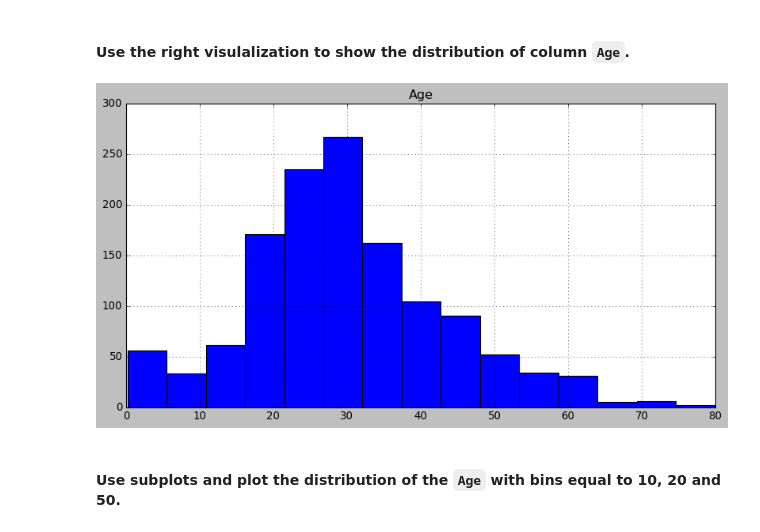
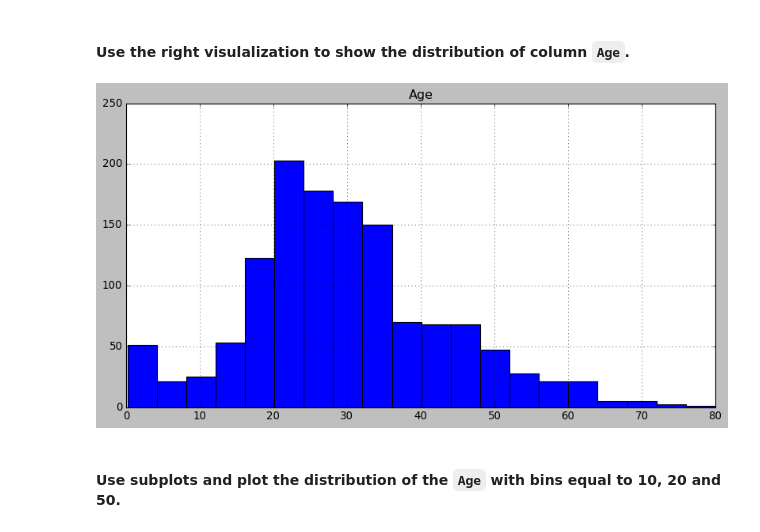
Before and after one commit to JaimeSastreCrespo/DAFT_1022, a Jupyter notebook: module_2/Lab_1_Matplotlib-and-Seaborn/main.ipynb, the cells around one changed output. Saved outputs shown, nothing was run; the diff lists cells and outputs as text; code cells hidden in the pictures.

```diff
--- a/module_2/Lab_1_Matplotlib-and-Seaborn/main.ipynb
+++ b/module_2/Lab_1_Matplotlib-and-Seaborn/main.ipynb
@@ -241,9 +241,9 @@ plt.rcParams["figure.figsize"] = (12,6)
 # %% [markdown]
 #### Use the right visulalization to show the distribution of column `Age`.
 # %%
-histograma = titanic.hist(column='Age', bins=15)
+histograma = titanic.hist(column='Age', bins=20)
 # %% [output]
-[figure, old version]
+[figure, new version]
 # %% [markdown]
 #### Use subplots and plot the distribution of the `Age`  with bins equal to 10, 20 and 50.
 # %%
```
Also changed, not shown: parts of 4 cells of this notebook.
